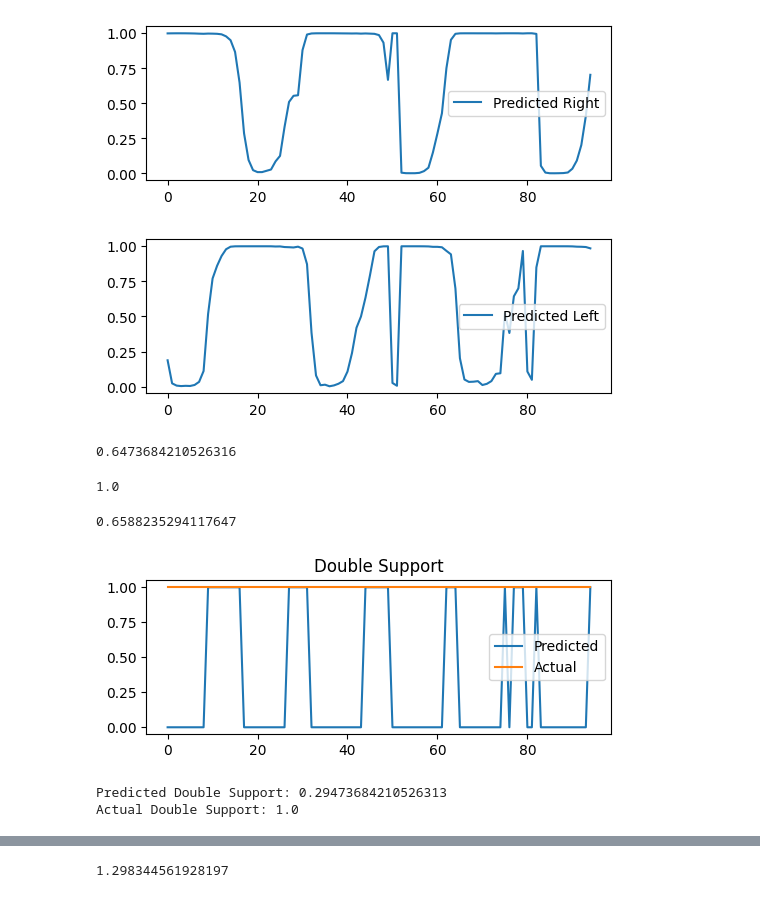
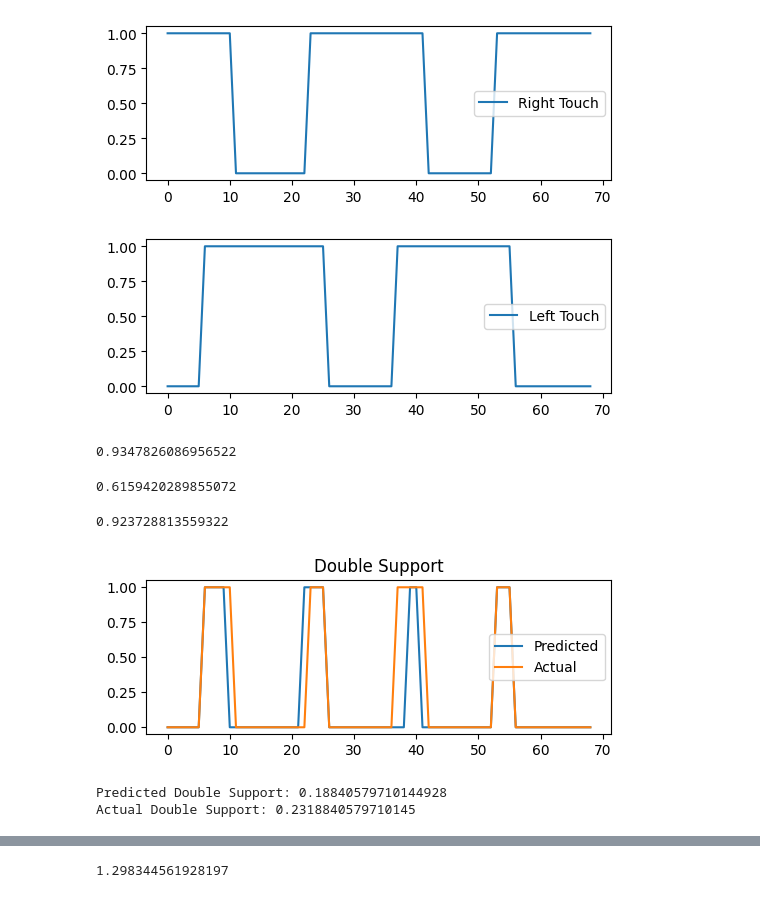
Before and after one commit to LucasEmcken/DLGaitAssessment, a Jupyter notebook: nn.ipynb, the cells around one changed output, grey strips where cells are left out. Cells and saved outputs as stored; diff of their text form; code cells hidden in the pictures.

```diff
--- a/nn.ipynb
+++ b/nn.ipynb
@@ -18,7 +18,7 @@ y = data[['right_touch', 'left_touch']]
 X_train = X
 y_train = y
 
-data = pd.read_csv('wip/demo_walk_19_train.csv', index_col=0)
+data = pd.read_csv('train/demo_walk_9_train.csv', index_col=0)
 
 X = data.drop(['right_touch', 'left_touch'], axis=1)
 y = data[['right_touch', 'left_touch']]
@@ -127,23 +127,23 @@ Train Loss: 0.1369
 # %%
 #predict on full set
 X_full = torch.tensor(X_test.values, dtype=torch.float32)
 X_full_outputs = model(X_full)
 X_np = X_full_outputs.detach().numpy()
 
 #plot output
 plt.figure(figsize=(6, 2))
-plt.plot(X_np[:, 0], label='Predicted Right')
-# plt.plot(y.right_touch, label='Actual Right')
+# plt.plot(X_np[:, 0], label='Predicted Right')
+plt.plot(y.right_touch, label='Right Touch')
 plt.legend()
 
 plt.figure(figsize=(6, 2))
-plt.plot(X_np[:, 1], label='Predicted Left')
-# plt.plot(y.left_touch, label='Actual Left')
+# plt.plot(X_np[:, 1], label='Predicted Left')
+plt.plot(y.left_touch, label='Left Touch')
 plt.legend()
 plt.show()
 # %% [output]
-[figure, old version]
+[figure, new version]
-[figure, old version]
+[figure, new version]
 # %%
 #get accuracy on test set
 y_pred = np.round(X_np)
@@ -152,13 +152,13 @@ y_actual = y_test.values
 # print(y_actual)
 print(np.sum(y_pred == y_actual) / y_actual.size)
 # %% [output]
-0.6473684210526316
+0.9347826086956522
 # %%
 #get baseline accuracy
 y_baseline = np.ones(y_actual.shape)
 print(np.sum(y_baseline == y_actual) / y_actual.size)
 # %% [output]
-1.0
+0.6159420289855072
 # %%
 #cut the last 10 frames
 y_pred = np.round(X_np[:-10])
@@ -167,7 +167,7 @@ y_actual = y_test.values[:-10]
 # print(y_actual)
 print(np.sum(y_pred == y_actual) / y_actual.size)
 # %% [output]
-0.6588235294117647
+0.923728813559322
 # %%
 #round predictions
 X_full_outputs_round = torch.round(X_full_outputs)
@@ -195,14 +195,14 @@ plt.legend()
 plt.title('Double Support')
 plt.show()
 # %% [output]
-[figure, old version]
+[figure, new version]
 # %%
 #calculate percentege of 1s in predictions
 print('Predicted Double Support:', sum(ds)/len(ds))
 print('Actual Double Support:', sum(ds_true)/len(ds_true))
 # %% [output]
-Predicted Double Support: 0.29473684210526313
-Actual Double Support: 1.0
+Predicted Double Support: 0.18840579710144928
+Actual Double Support: 0.2318840579710145
 # %%
 import joblib
 
```
Also changed, not shown: parts of 6 cells of this notebook, 1 other file.
